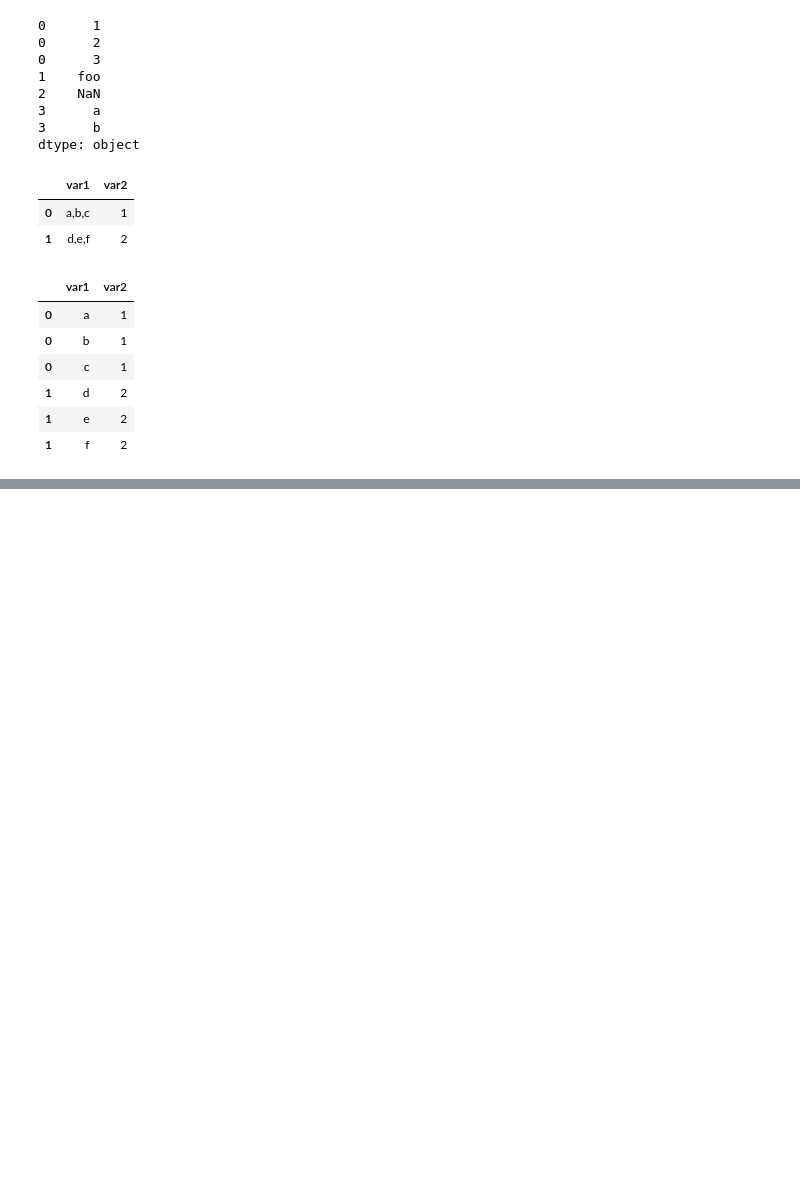
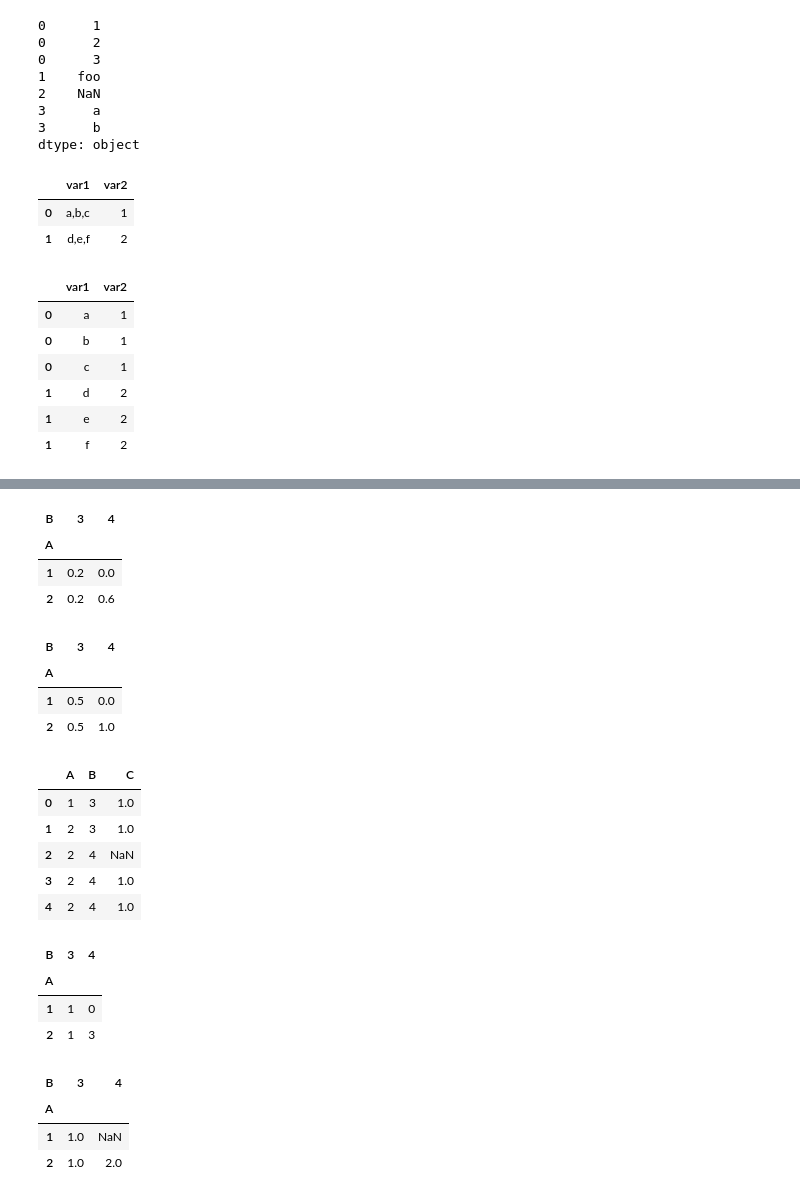
Before and after one commit to ilyak93/self-studying, a Jupyter notebook: DataEngineering/pandas/pandas_reshaping_pivot_tables.ipynb, the cells around one changed output, grey strips where cells are left out. Drawn from its saved outputs; the diff is of its cells as text; code cells hidden in the pictures; blank space fills up the shorter version.

```diff
--- a/DataEngineering/pandas/pandas_reshaping_pivot_tables.ipynb
+++ b/DataEngineering/pandas/pandas_reshaping_pivot_tables.ipynb
@@ -968,0 +1026,37 @@ df.assign(var1=df.var1.str.split(",")).explode("var1")
+# %%
+pd.crosstab(df["A"], df["B"], normalize=True)
+# %% [output]
+| B | 3 | 4 |
+| A |  |  |
+| 1 | 0.2 | 0.0 |
+| 2 | 0.2 | 0.6 |
+# %%
+pd.crosstab(df["A"], df["B"], normalize="columns")
+# %% [output]
+| B | 3 | 4 |
+| A |  |  |
+| 1 | 0.5 | 0.0 |
+| 2 | 0.5 | 1.0 |
+# %%
+df
+# %% [output]
+|  | A | B | C |
+| 0 | 1 | 3 | 1.0 |
+| 1 | 2 | 3 | 1.0 |
+| 2 | 2 | 4 | NaN |
+| 3 | 2 | 4 | 1.0 |
+| 4 | 2 | 4 | 1.0 |
+# %%
+pd.crosstab(df["A"], df["B"])
+# %% [output]
+| B | 3 | 4 |
+| A |  |  |
+| 1 | 1 | 0 |
+| 2 | 1 | 3 |
+# %%
+pd.crosstab(df["A"], df["B"], values=df["C"], aggfunc="sum")
+# %% [output]
+| B | 3 | 4 |
+| A |  |  |
+| 1 | 1.0 | NaN |
+| 2 | 1.0 | 2.0 |
```
Also changed, not shown: parts of 14 cells of this notebook.
